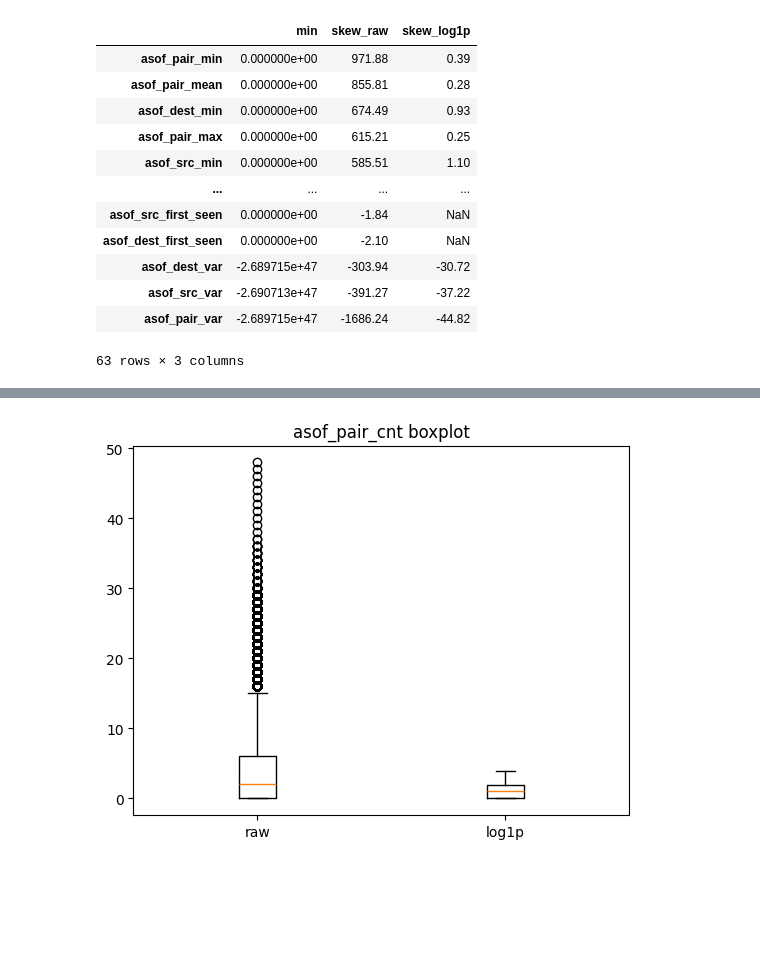
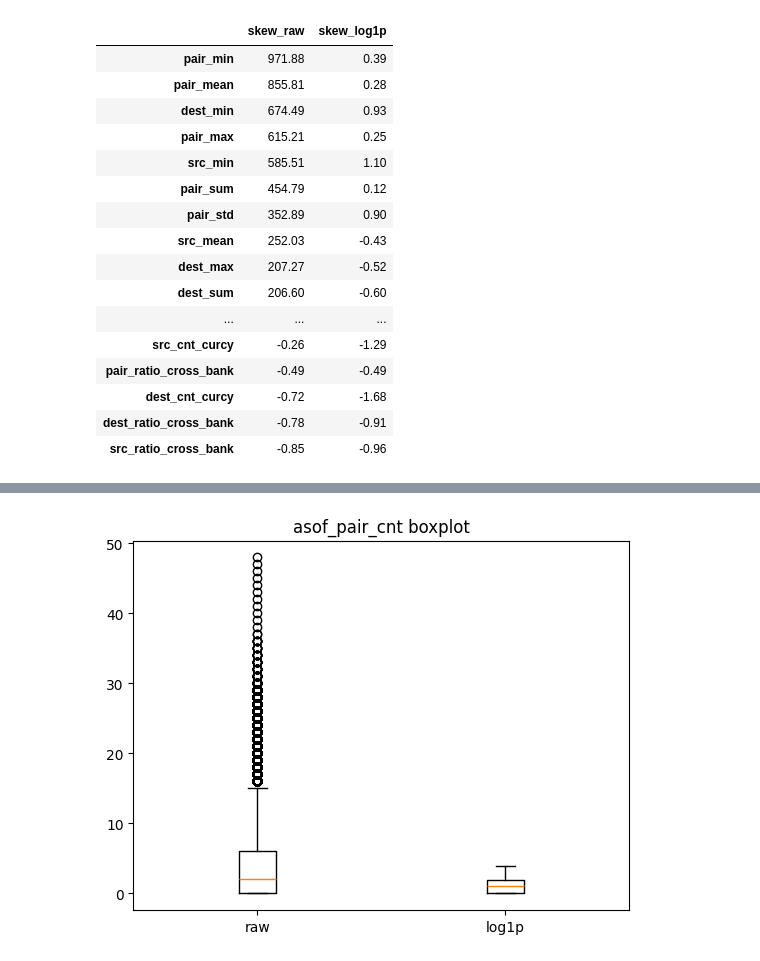
Before and after one commit to Tyler3743/fraud_detection, a Jupyter notebook: skew_node.ipynb, the cells around one changed output, grey strips where cells are left out. Saved outputs shown, nothing was run; the diff lists cells and outputs as text; code cells hidden in the pictures; blank space fills up the shorter version.

```diff
--- a/skew_node.ipynb
+++ b/skew_node.ipynb
@@ -54,22 +50,25 @@ profile.sort_values("skew", ascending=False)
 # %%
 report = pd.DataFrame({
-    "min":        feat.min(),
     "skew_raw":   feat.skew(),
     "skew_log1p": np.log1p(feat).skew(),
 }).sort_values("skew_raw", ascending=False)
 
 report.round(2)
 # %% [output]
-|  | min | skew_raw | skew_log1p |
-| asof_pair_min | 0.000000e+00 | 971.88 | 0.39 |
-| asof_pair_mean | 0.000000e+00 | 855.81 | 0.28 |
-| asof_dest_min | 0.000000e+00 | 674.49 | 0.93 |
-| asof_pair_max | 0.000000e+00 | 615.21 | 0.25 |
-| asof_src_min | 0.000000e+00 | 585.51 | 1.10 |
-| ... | ... | ... | ... |
-| asof_src_first_seen | 0.000000e+00 | -1.84 | NaN |
-| asof_dest_first_seen | 0.000000e+00 | -2.10 | NaN |
-| asof_dest_var | -2.689715e+47 | -303.94 | -30.72 |
-| asof_src_var | -2.690713e+47 | -391.27 | -37.22 |
-| asof_pair_var | -2.689715e+47 | -1686.24 | -44.82 |
+|  | skew_raw | skew_log1p |
+| pair_min | 971.88 | 0.39 |
+| pair_mean | 855.81 | 0.28 |
+| dest_min | 674.49 | 0.93 |
+| pair_max | 615.21 | 0.25 |
+| src_min | 585.51 | 1.10 |
+| pair_sum | 454.79 | 0.12 |
+| pair_std | 352.89 | 0.90 |
+| src_mean | 252.03 | -0.43 |
+| dest_max | 207.27 | -0.52 |
+| dest_sum | 206.60 | -0.60 |
+| ... | ... | ... |
+| src_cnt_curcy | -0.26 | -1.29 |
+| pair_ratio_cross_bank | -0.49 | -0.49 |
+| dest_cnt_curcy | -0.72 | -1.68 |
+| dest_ratio_cross_bank | -0.78 | -0.91 |
+| src_ratio_cross_bank | -0.85 | -0.96 |
-63 rows × 3 columns
```
Also changed, not shown: parts of 6 cells of this notebook, 13 other files.
